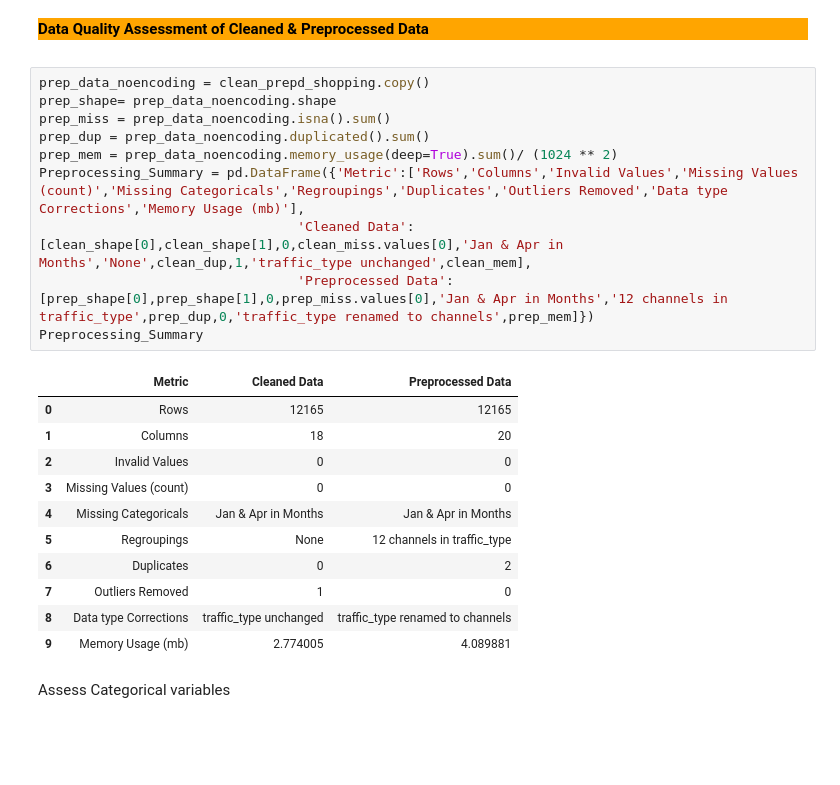
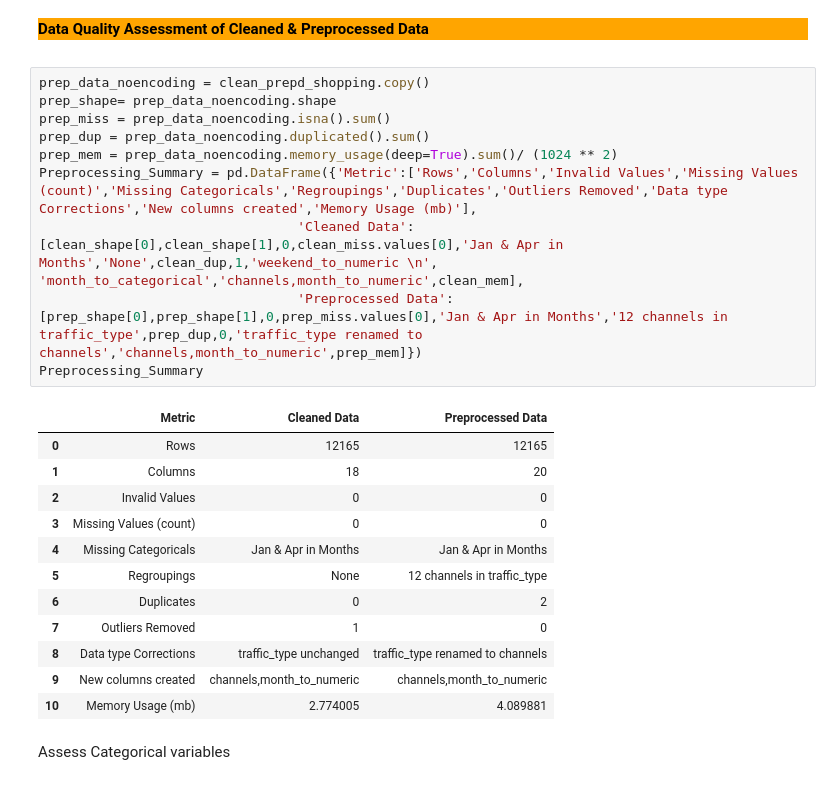
Before and after one commit to Craphtr/online-shopping-ml-case-study, a Jupyter notebook: data_quality_assessment.ipynb, the cells around one changed output. Saved outputs shown, nothing was run; the diff lists cells and outputs as text; blank space fills up the shorter version.

```diff
--- a/data_quality_assessment.ipynb
+++ b/data_quality_assessment.ipynb
@@ -305,25 +305,26 @@ comparison_table
 # %%
 prep_data_noencoding = clean_prepd_shopping.copy()
 prep_shape= prep_data_noencoding.shape
 prep_miss = prep_data_noencoding.isna().sum()
 prep_dup = prep_data_noencoding.duplicated().sum()
 prep_mem = prep_data_noencoding.memory_usage(deep=True).sum()/ (1024 ** 2)
-Preprocessing_Summary = pd.DataFrame({'Metric':['Rows','Columns','Invalid Values','Missing Values (count)','Missing Categoricals','Regroupings','Duplicates','Outliers Removed','Data type Corrections','Memory Usage (mb)'],
-                                 'Cleaned Data': [clean_shape[0],clean_shape[1],0,clean_miss.values[0],'Jan & Apr in Months','None',clean_dup,1,'traffic_type unchanged',clean_mem],
-                                 'Preprocessed Data':[prep_shape[0],prep_shape[1],0,prep_miss.values[0],'Jan & Apr in Months','12 channels in traffic_type',prep_dup,0,'traffic_type renamed to channels',prep_mem]})
+Preprocessing_Summary = pd.DataFrame({'Metric':['Rows','Columns','Invalid Values','Missing Values (count)','Missing Categoricals','Regroupings','Duplicates','Outliers Removed','Data type Corrections','New columns created','Memory Usage (mb)'],
+                                 'Cleaned Data': [clean_shape[0],clean_shape[1],0,clean_miss.values[0],'Jan & Apr in Months','None',clean_dup,1,'weekend_to_numeric \n', 'month_to_categorical','channels,month_to_numeric',clean_mem],
+                                 'Preprocessed Data':[prep_shape[0],prep_shape[1],0,prep_miss.values[0],'Jan & Apr in Months','12 channels in traffic_type',prep_dup,0,'traffic_type renamed to channels','channels,month_to_numeric',prep_mem]})
 Preprocessing_Summary
 # %% [output]
 |  | Metric | Cleaned Data | Preprocessed Data |
 | 0 | Rows | 12165 | 12165 |
 | 1 | Columns | 18 | 20 |
 | 2 | Invalid Values | 0 | 0 |
 | 3 | Missing Values (count) | 0 | 0 |
 | 4 | Missing Categoricals | Jan & Apr in Months | Jan & Apr in Months |
 | 5 | Regroupings | None | 12 channels in traffic_type |
 | 6 | Duplicates | 0 | 2 |
 | 7 | Outliers Removed | 1 | 0 |
 | 8 | Data type Corrections | traffic_type unchanged | traffic_type renamed to channels |
-| 9 | Memory Usage (mb) | 2.774005 | 4.089881 |
+| 9 | New columns created | channels,month_to_numeric | channels,month_to_numeric |
+| 10 | Memory Usage (mb) | 2.774005 | 4.089881 |
 # %% [markdown]
 Assess Categorical variables
 # %%
```
Also changed, not shown: parts of 3 cells of this notebook, 9 other files.
